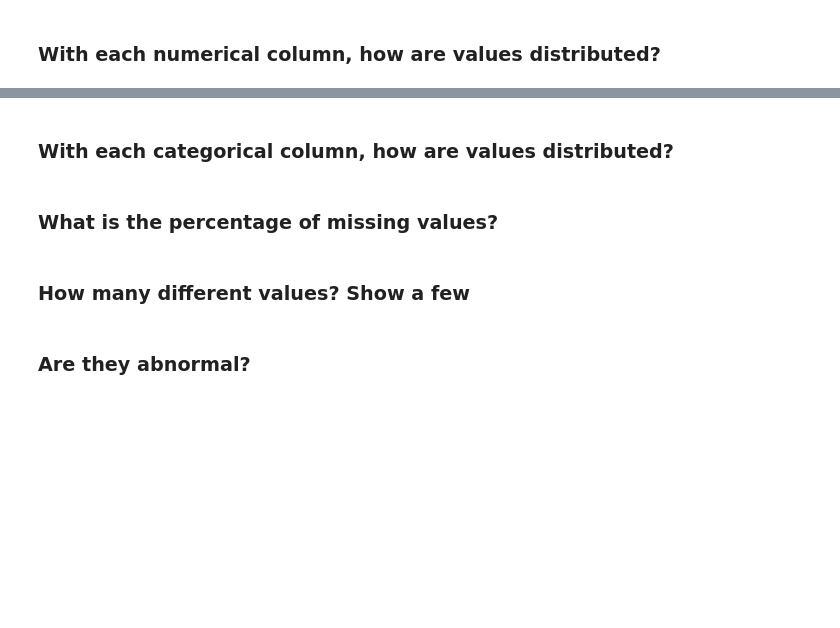
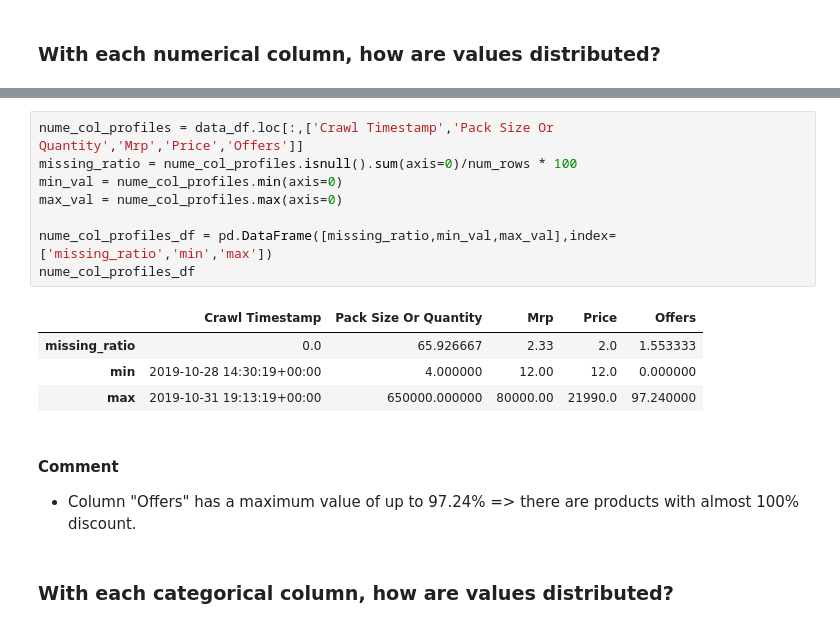
Before and after one commit to bdung/FinalProjectLTKHDL, a Jupyter notebook: main.ipynb, the cells around one changed output, grey strips where cells are left out. Cells and saved outputs as stored; diff of their text form; blank space fills up the shorter version.

```diff
--- a/main.ipynb
+++ b/main.ipynb
@@ -164,8 +258,18 @@ data_df["Offers"] = data_df['Offers'].astype(float) / 100
+# %%
+nume_col_profiles = data_df.loc[:,['Crawl Timestamp','Pack Size Or Quantity','Mrp','Price','Offers']]
+missing_ratio = nume_col_profiles.isnull().sum(axis=0)/num_rows * 100
+min_val = nume_col_profiles.min(axis=0)
+max_val = nume_col_profiles.max(axis=0)
+
+nume_col_profiles_df = pd.DataFrame([missing_ratio,min_val,max_val],index=['missing_ratio','min','max'])
+nume_col_profiles_df
+# %% [output]
+|  | Crawl Timestamp | Pack Size Or Quantity | Mrp | Price | Offers |
+| missing_ratio | 0.0 | 65.926667 | 2.33 | 2.0 | 1.553333 |
+| min | 2019-10-28 14:30:19+00:00 | 4.000000 | 12.00 | 12.0 | 0.000000 |
+| max | 2019-10-31 19:13:19+00:00 | 650000.000000 | 80000.00 | 21990.0 | 97.240000 |
+# %% [markdown]
+#### Comment
+- Column "Offers" has a maximum value of up to 97.24% => there are products with almost 100% discount.
 # %% [markdown]
 ### With each categorical column, how are values distributed?
-# %% [markdown]
-### What is the percentage of missing values?
-# %% [markdown]
-### How many different values? Show a few
-# %% [markdown]
-### Are they abnormal?
```
Also changed, not shown: parts of 43 cells of this notebook, 1 other file.
